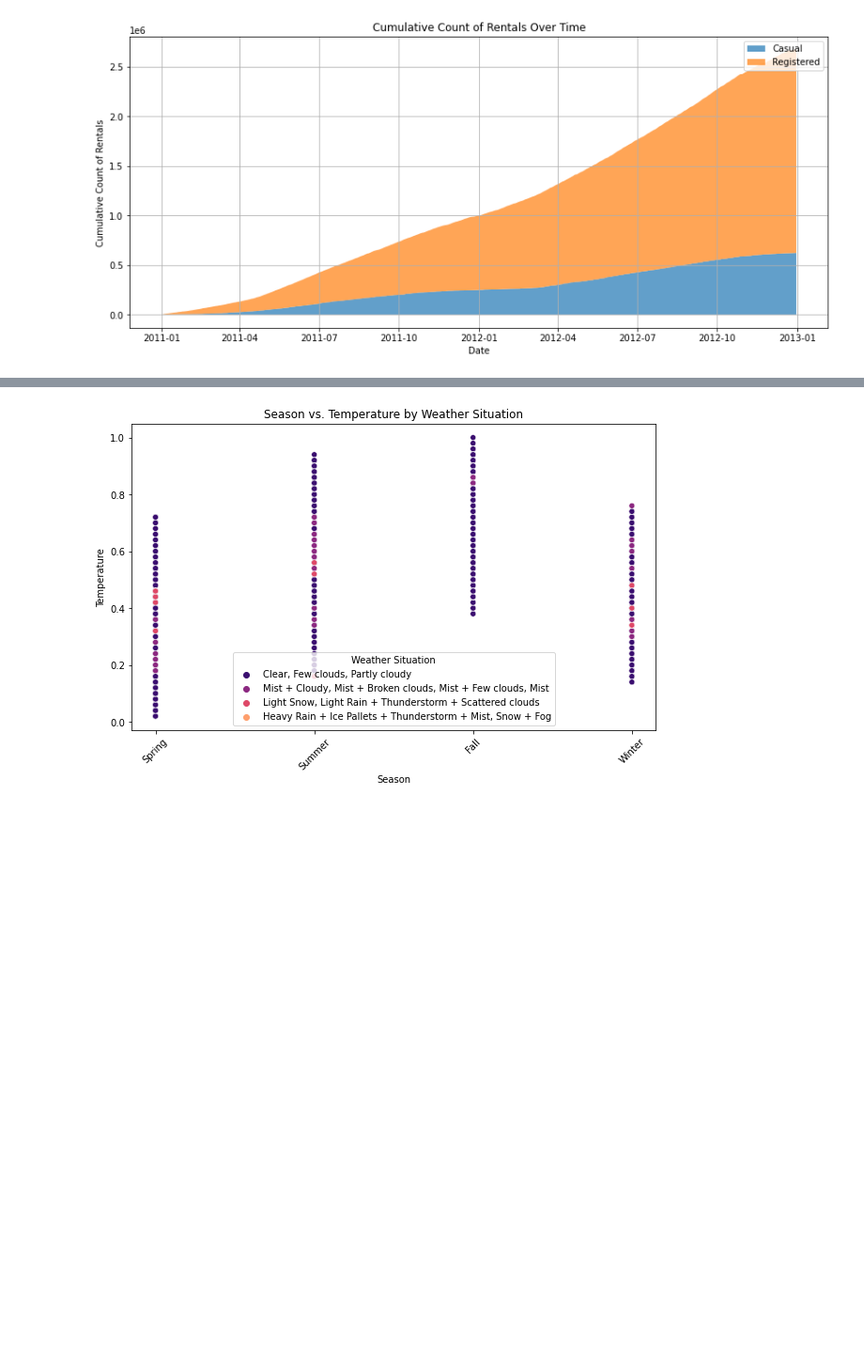
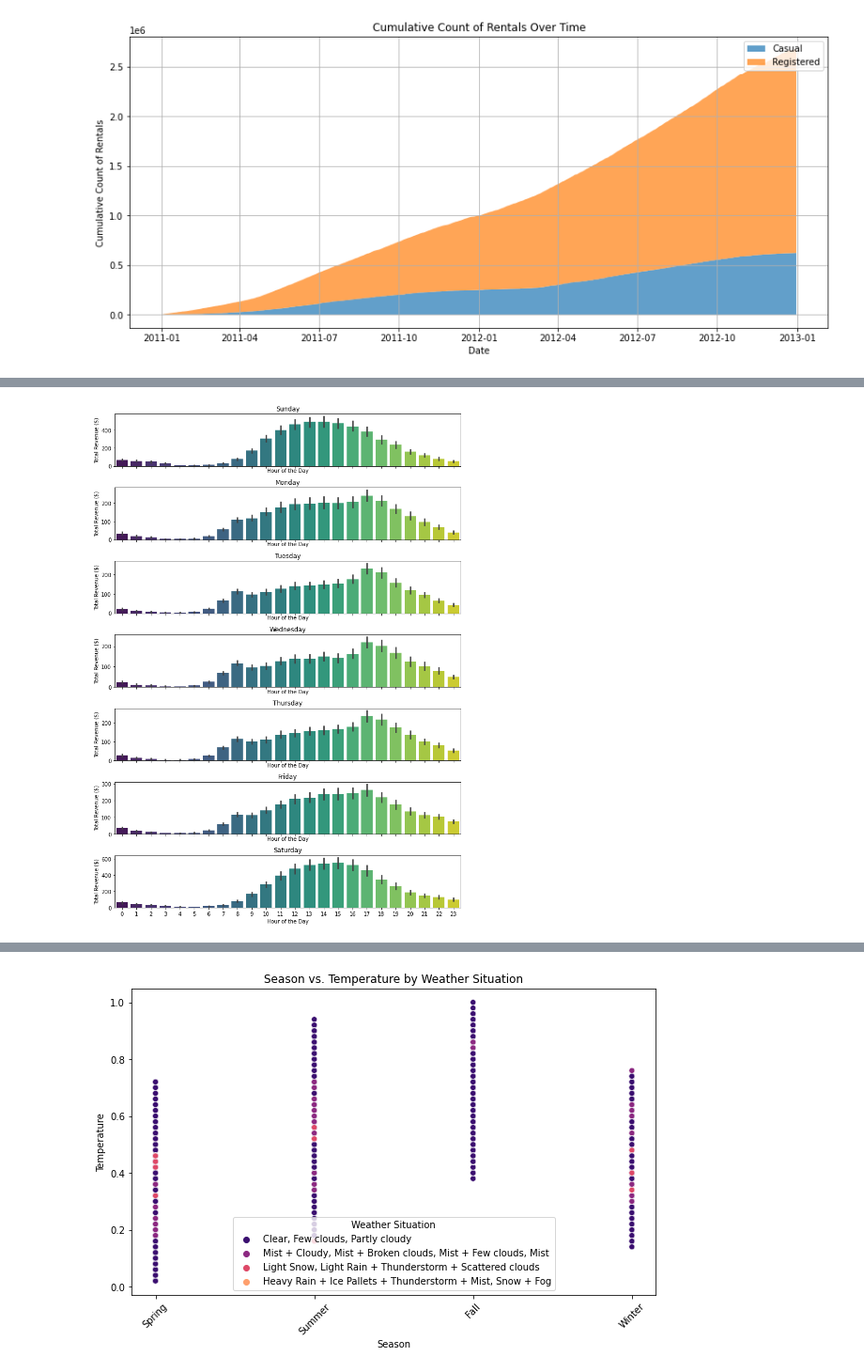
Before and after one commit to kbaum215/Bike-Sharing-Regression-Analysis, a Jupyter notebook: Team_1_Final_Project.ipynb, the cells around one changed output, grey strips where cells are left out. Shown at 94% size. Saved outputs shown, nothing was run; the diff lists cells and outputs as text; code cells hidden in the pictures; blank space fills up the shorter version.

```diff
--- a/Team_1_Final_Project.ipynb
+++ b/Team_1_Final_Project.ipynb
@@ -578,0 +636,15 @@ plt.show()
+# %%
+fig, axes = plt.subplots(7, 1, figsize=(10, 14), sharex=True)
+
+for i, (weekday, group) in enumerate(revenue_data.groupby('weekday')):
+    ax = axes[i]
+    group = group.sort_values('hr')  # Sort values by hour to make sure they are in order
+    sns.barplot(x='hr', y='Total_Revenue', data=group, ax=ax, palette='viridis')
+    ax.set_title(weekday_map[weekday])
+    ax.set_ylabel('Total Revenue ($)')
+    ax.set_xlabel('Hour of the Day')
+
+plt.tight_layout()
+plt.show()
+# %% [output]
+[figure, added]
```
Also changed, not shown: parts of 26 cells of this notebook, 1 other file.
